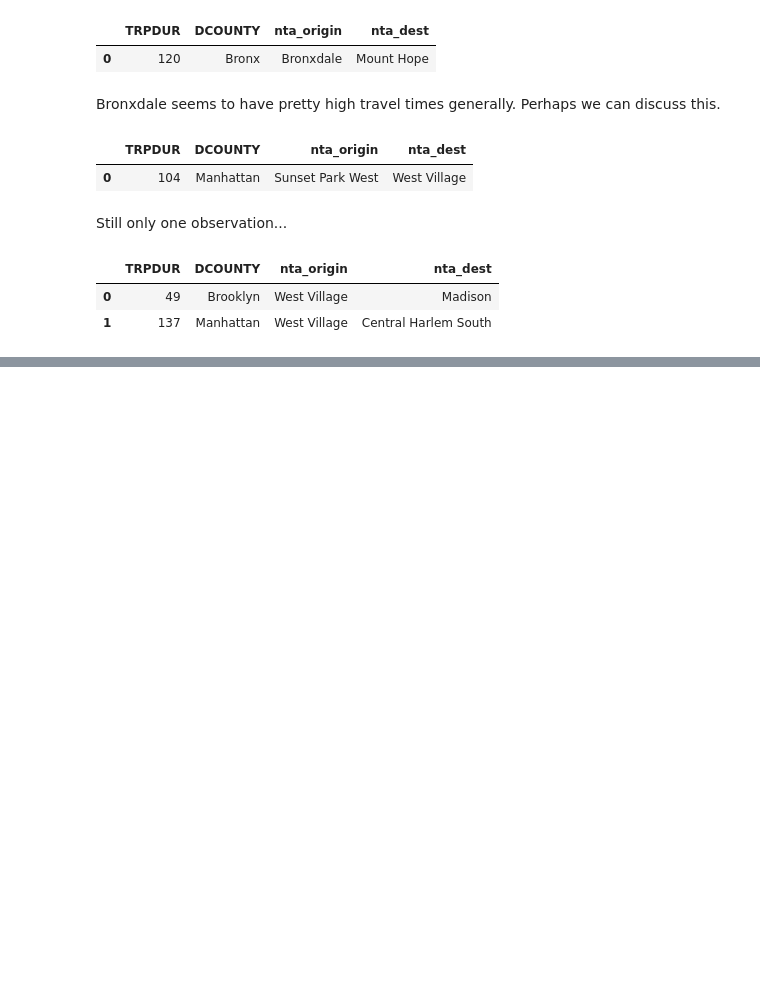
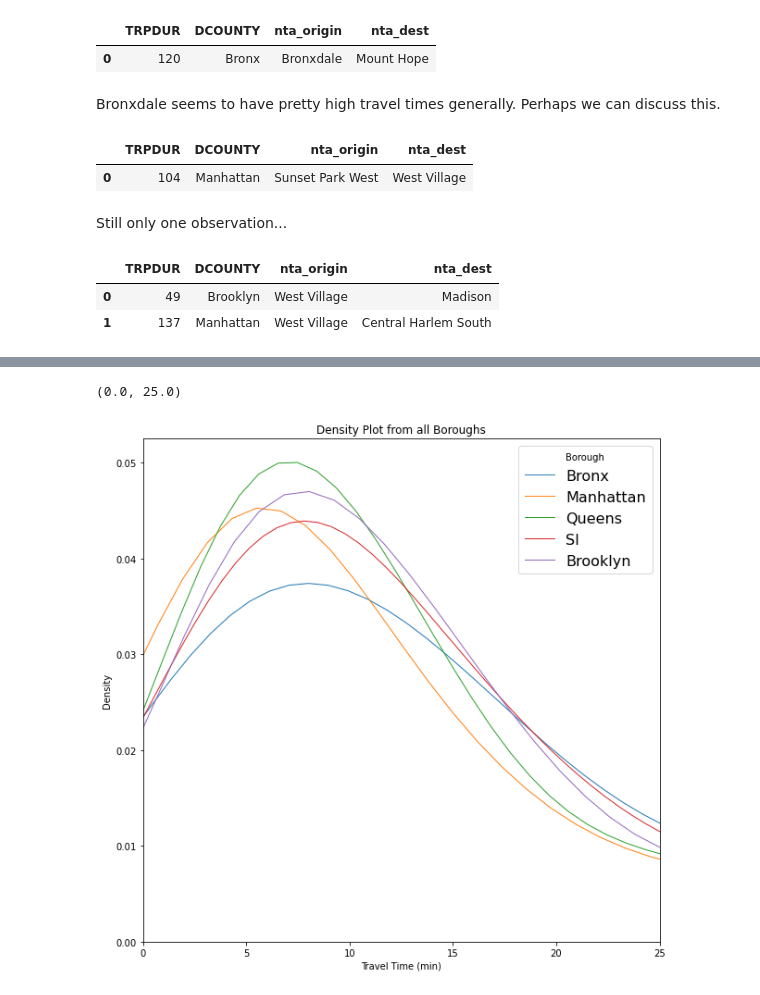
Before and after one commit to sean-chew/Mobility_Workshop, a Jupyter notebook: Assgn1_where_do_ppl_shop.ipynb, the cells around one changed output, grey strips where cells are left out. Saved outputs shown, nothing was run; the diff lists cells and outputs as text; code cells hidden in the pictures; blank space fills up the shorter version.

```diff
--- a/Assgn1_where_do_ppl_shop.ipynb
+++ b/Assgn1_where_do_ppl_shop.ipynb
@@ -398,0 +554,35 @@ Fifth
+# %%
+# List of five airlines to plot
+#airlines = ['United Air Lines Inc.', 'JetBlue Airways', 'ExpressJet Airlines Inc.'',
+#         'Delta Air Lines Inc.', 'American Airlines Inc.']
+fig, ax1 = ax2 = plt.subplots(nrows = 1,figsize=(10,10))
+
+density_dataset = LINKED_NYC[LINKED_NYC['OTPURP'] == 16]
+new_york = ["Bronx","Manhattan","Queens","SI","Brooklyn"]
+new_york
+
+density_dataset.loc[(density_dataset['OCOUNTY'] == 36005, 'OCOUNTY')] = "Bronx"
+density_dataset.loc[(density_dataset['OCOUNTY'] == 36061, 'OCOUNTY')] = "Manhattan"
+density_dataset.loc[(density_dataset['OCOUNTY'] == 36081, 'OCOUNTY')] = "Queens"
+density_dataset.loc[(density_dataset['OCOUNTY'] == 36085, 'OCOUNTY')] = "SI"
+density_dataset.loc[(density_dataset['OCOUNTY'] == 36047, 'OCOUNTY')] = "Brooklyn"
+
+# Iterate through the five airlines
+for borough in new_york:
+    # Subset to the airline
+    subset = density_dataset[density_dataset['OCOUNTY'] == borough]
+
+    # Draw the density plot
+    sns.distplot(subset['TRPDUR'], hist = False, kde = True,
+                 kde_kws = {'linewidth': 1},
+                 label = borough)
+
+# Plot formatting
+plt.legend(prop={'size': 16}, title = 'Borough')
+plt.title('Density Plot from all Boroughs')
+plt.xlabel('Travel Time (min)')
+plt.ylabel('Density')
+plt.xlim(0,25)
+# %% [output]
+(0.0, 25.0)
+[figure, added]
```
Also changed, not shown: parts of 11 cells of this notebook.
